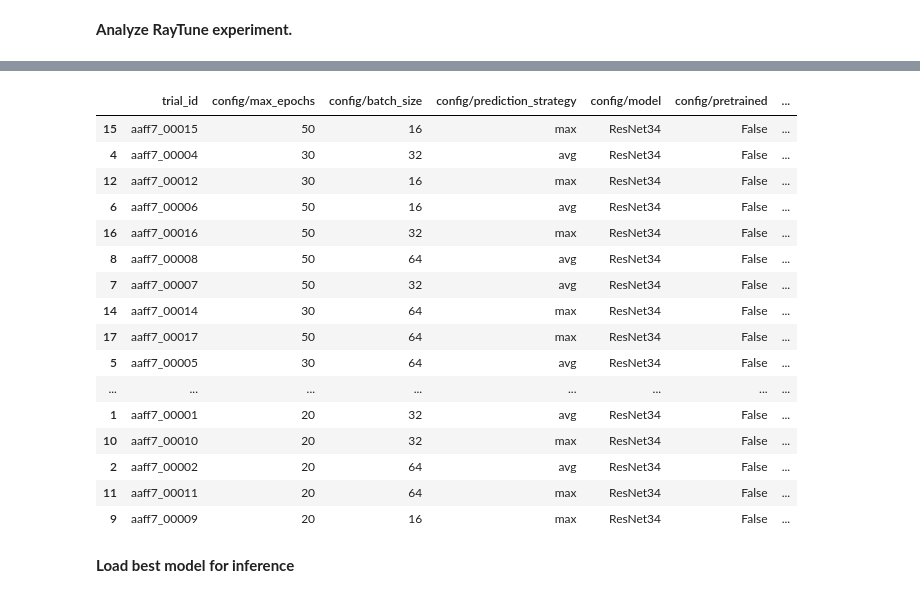
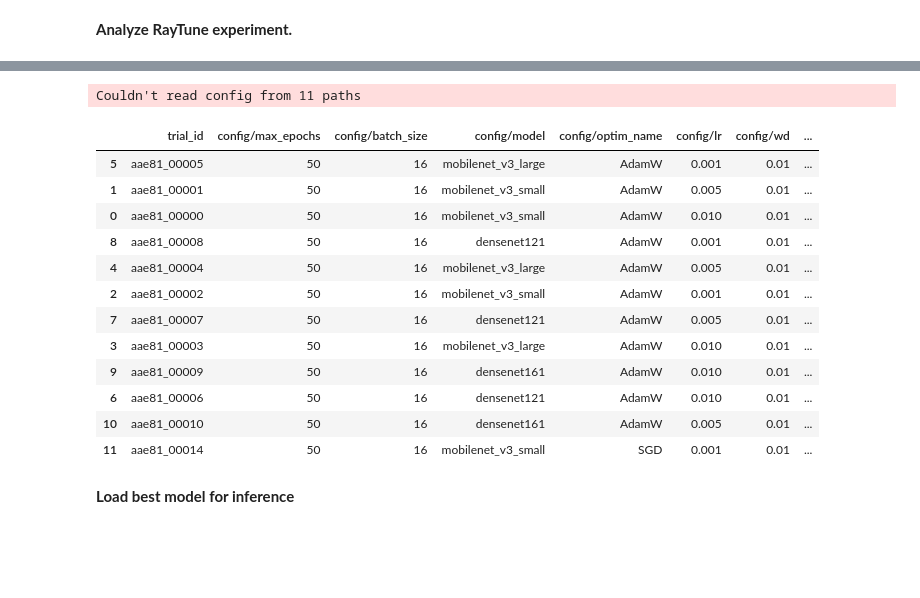
Before and after one commit to adel-R/QB-AI-for-Good, a Jupyter notebook: 1_Modeling.ipynb, the cells around one changed output, grey strips where cells are left out. Drawn from its saved outputs; the diff is of its cells as text; code cells hidden in the pictures; blank space fills up the shorter version.

Commit message:
updated folder name

```diff
--- a/1_Modeling.ipynb
+++ b/1_Modeling.ipynb
@@ -228,11 +243,12 @@ Learnings:
 # %% [markdown]
 Let us validate that our implementation is correct by running one training loop.
 # %%
+# tunable hyperparameter search space --> search using tune.choice([]), tune.uniform(lower, upper), tune.grid_search([])
 config = {
     # basic infos
     "dir": os.path.normpath(os.getcwd()).replace("\\", "/"),
     "verbose": True,
-    "save": False,
+    "save": True,
 
     # k-fold cross val settings
     "artificial_test_size": 0.15,
@@ -243,9 +259,14 @@ config = {
     "official_test": False,
 
     # model settings
-    "model": "ResNet34"
+    "model": "mobilenet_v3_large",
     "max_epochs": 50,
     "batch_size": 16,
+
+    # classifier settings
+    "classifier": "shallow",
+    "width": 512,
+    "depth": 2,
 
     # preprocessing
     "resize": True, # resize images from (64, 64) to (224, 224)
@@ -255,10 +276,10 @@ config = {
     "lr_s": "Cosine", # StepLR decreases learning rate every 10 epochs by factor of 10
 
     # optimizer
-    "optim_name": "SGD",
-    "lr":   1e-2,
+    "optim_name": "AdamW",
+    "lr":   1e-3,
     "wd":   1e-2,
-    "mom":  0.9,
+    "mom":  0.9, # only for SGD
 
     # loss function
     "criterion": "BCE"
@@ -350,6 +371,11 @@ config = {
     "max_epochs": 50,
     "batch_size": 16,
 
+    # classifier settings
+    "classifier": "shallow",
+    "width": 512,
+    "depth": 2,
+
     # preprocessing
     "resize": True, # resize images from (64, 64) to (224, 224)
     "apply_CLAHE": False, # improve image contrast
@@ -421,5 +434,5 @@ Trial Status
 # %% [markdown]
 **Analyze RayTune experiment.**
 # %%
-restored_tuner, result_grid = modeling.open_validate_ray_experiment("ray_results/2_grid_stratkcv_ResNet34", modeling.ray_trainable)
+restored_tuner, result_grid = modeling.open_validate_ray_experiment("ray_results/3_grid_stratkcv_densenet_mobilenet", modeling.ray_trainable)
 # %% [output]
@@ -432,40 +444,37 @@ No errors! Number of terminated trials: 18
 # %%
 # get best N trials in this experiment (highest validation accuracy [averaged across 4 folds])
 N = 20
 best_result_df = result_grid.get_dataframe(
     filter_metric="val_auc", filter_mode="max"
 )
 best_result_df = best_result_df[["trial_id",
                                  "config/max_epochs", "config/batch_size",
-                                 "config/prediction_strategy", "config/model", "config/pretrained",
-                                 #"config/apply_CLAHE", "config/resize"
-                                 #"config/lr", "config/lr_s", "config/wd", "config/mom",
+                                 "config/model", # "config/prediction_strategy",
+                                 #"config/apply_CLAHE", "config/resize",
+                                 "config/optim_name", "config/lr", "config/wd", # "config/lr_s", "config/mom",
                                  "trn_auc", "val_auc", "test_auc"]]
 
 best_result_df = best_result_df.sort_values(by=["val_auc"], ascending = False)
 
 if len(result_grid) > N:
     best_result_df = best_result_df.head(N)
 
 best_result_df
 # %% [output]
+Couldn't read config from 11 paths
-|  | trial_id | config/max_epochs | config/batch_size | config/prediction_strategy | config/model | config/pretrained | ... |
-| 15 | aaff7_00015 | 50 | 16 | max | ResNet34 | False | ... |
-| 4 | aaff7_00004 | 30 | 32 | avg | ResNet34 | False | ... |
-| 12 | aaff7_00012 | 30 | 16 | max | ResNet34 | False | ... |
-| 6 | aaff7_00006 | 50 | 16 | avg | ResNet34 | False | ... |
-| 16 | aaff7_00016 | 50 | 32 | max | ResNet34 | False | ... |
-| 8 | aaff7_00008 | 50 | 64 | avg | ResNet34 | False | ... |
-| 7 | aaff7_00007 | 50 | 32 | avg | ResNet34 | False | ... |
-| 14 | aaff7_00014 | 30 | 64 | max | ResNet34 | False | ... |
-| 17 | aaff7_00017 | 50 | 64 | max | ResNet34 | False | ... |
-| 5 | aaff7_00005 | 30 | 64 | avg | ResNet34 | False | ... |
-| ... | ... | ... | ... | ... | ... | ... | ... |
-| 1 | aaff7_00001 | 20 | 32 | avg | ResNet34 | False | ... |
-| 10 | aaff7_00010 | 20 | 32 | max | ResNet34 | False | ... |
-| 2 | aaff7_00002 | 20 | 64 | avg | ResNet34 | False | ... |
-| 11 | aaff7_00011 | 20 | 64 | max | ResNet34 | False | ... |
-| 9 | aaff7_00009 | 20 | 16 | max | ResNet34 | False | ... |
+|  | trial_id | config/max_epochs | config/batch_size | config/model | config/optim_name | config/lr | config/wd | ... |
+| 5 | aae81_00005 | 50 | 16 | mobilenet_v3_large | AdamW | 0.001 | 0.01 | ... |
+| 1 | aae81_00001 | 50 | 16 | mobilenet_v3_small | AdamW | 0.005 | 0.01 | ... |
+| 0 | aae81_00000 | 50 | 16 | mobilenet_v3_small | AdamW | 0.010 | 0.01 | ... |
+| 8 | aae81_00008 | 50 | 16 | densenet121 | AdamW | 0.001 | 0.01 | ... |
+| 4 | aae81_00004 | 50 | 16 | mobilenet_v3_large | AdamW | 0.005 | 0.01 | ... |
+| 2 | aae81_00002 | 50 | 16 | mobilenet_v3_small | AdamW | 0.001 | 0.01 | ... |
+| 7 | aae81_00007 | 50 | 16 | densenet121 | AdamW | 0.005 | 0.01 | ... |
+| 3 | aae81_00003 | 50 | 16 | mobilenet_v3_large | AdamW | 0.010 | 0.01 | ... |
+| 9 | aae81_00009 | 50 | 16 | densenet161 | AdamW | 0.010 | 0.01 | ... |
+| 6 | aae81_00006 | 50 | 16 | densenet121 | AdamW | 0.010 | 0.01 | ... |
+| 10 | aae81_00010 | 50 | 16 | densenet161 | AdamW | 0.005 | 0.01 | ... |
+| 11 | aae81_00014 | 50 | 16 | mobilenet_v3_small | SGD | 0.001 | 0.01 | ... |
 # %% [markdown]
 **Load best model for inference**
 # %%
```
Also changed, not shown: parts of 9 cells of this notebook, 7 other files.
